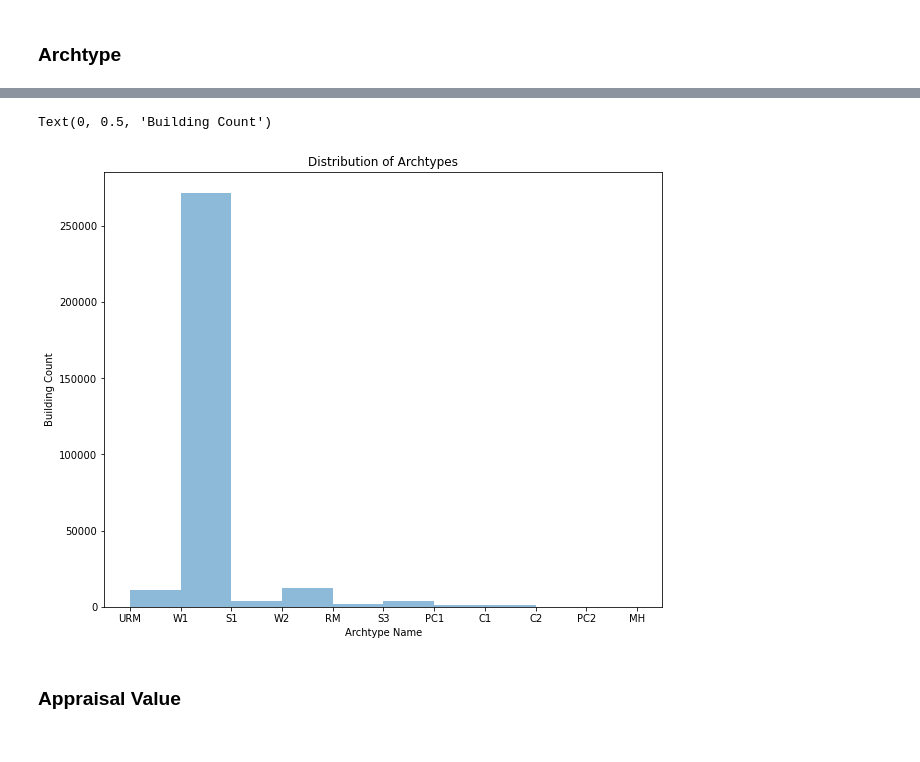
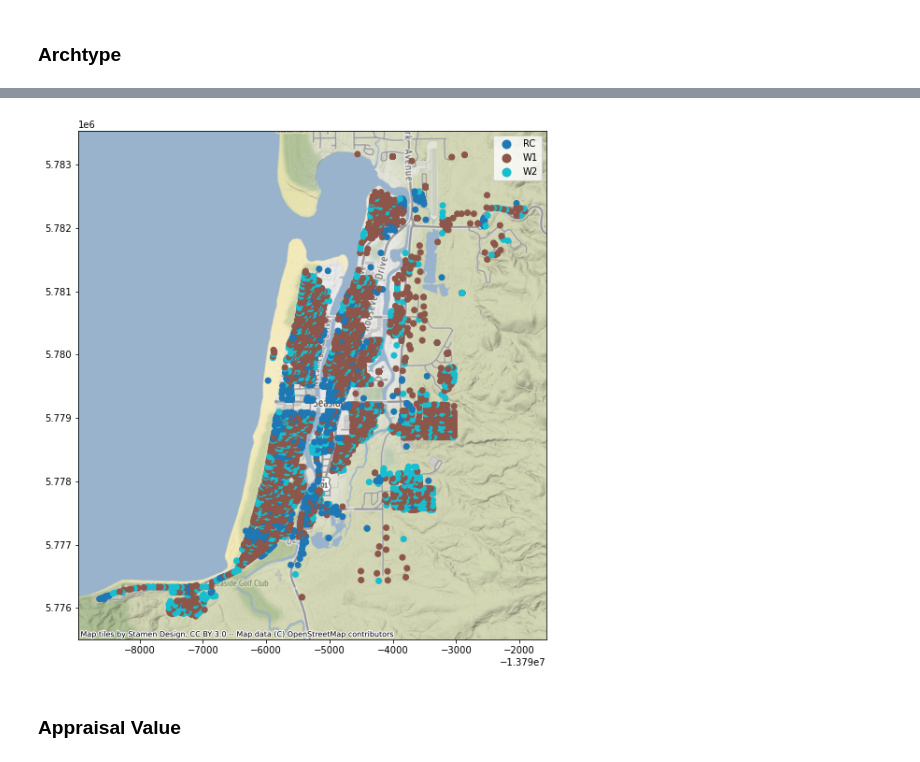
Before and after one commit to OU-CORE/InventoryAnalysis, a Jupyter notebook: Template_after_meeting.ipynb, the cells around one changed output, grey strips where cells are left out. Drawn from its saved outputs; the diff is of its cells as text; code cells hidden in the pictures.

```diff
--- a/Template_after_meeting.ipynb
+++ b/Template_after_meeting.ipynb
@@ -42,0 +88,9 @@ hua = pd.read_csv("../resilience_NC/Shelby/Incore_Optimization_Data/Shelby/deriv
+# %%
+# Use shapely.wkt loads to convert WKT to GeoSeries
+from shapely.geometry import Point
+# Geodata frame requires geometry and CRS to be set
+bldg_inv_gdf = gpd.GeoDataFrame(
+    bInv,
+    crs={'init': 'epsg:4326'},
+    geometry=[Point(xy) for xy in zip(bInv['x'], bInv['y'])])
+bldg_inv_gdf[['guid','x','y','year_built','geometry']].head(6)
@@ -91,12 +144,9 @@ PC2        35
 Name: struct_typ, dtype: int64
-# %%
-bInv.struct_typ.hist(alpha = 0.5, grid=False)
-plt.title("Distribution of Archtypes")
-plt.xlabel("Archtype Name")
-plt.ylabel("Building Count")
-# %% [output]
-Text(0, 0.5, 'Building Count')
-[figure, removed]
+# %%
+strct_typ_map = viz.plot_gdf_map(bldg_inv_gdf,column='struct_typ')
+strct_typ_map
+# %% [output]
+[figure, added]
 # %% [markdown]
 ### Appraisal Value
 # %%
```
Also changed, not shown: parts of 31 cells of this notebook.
